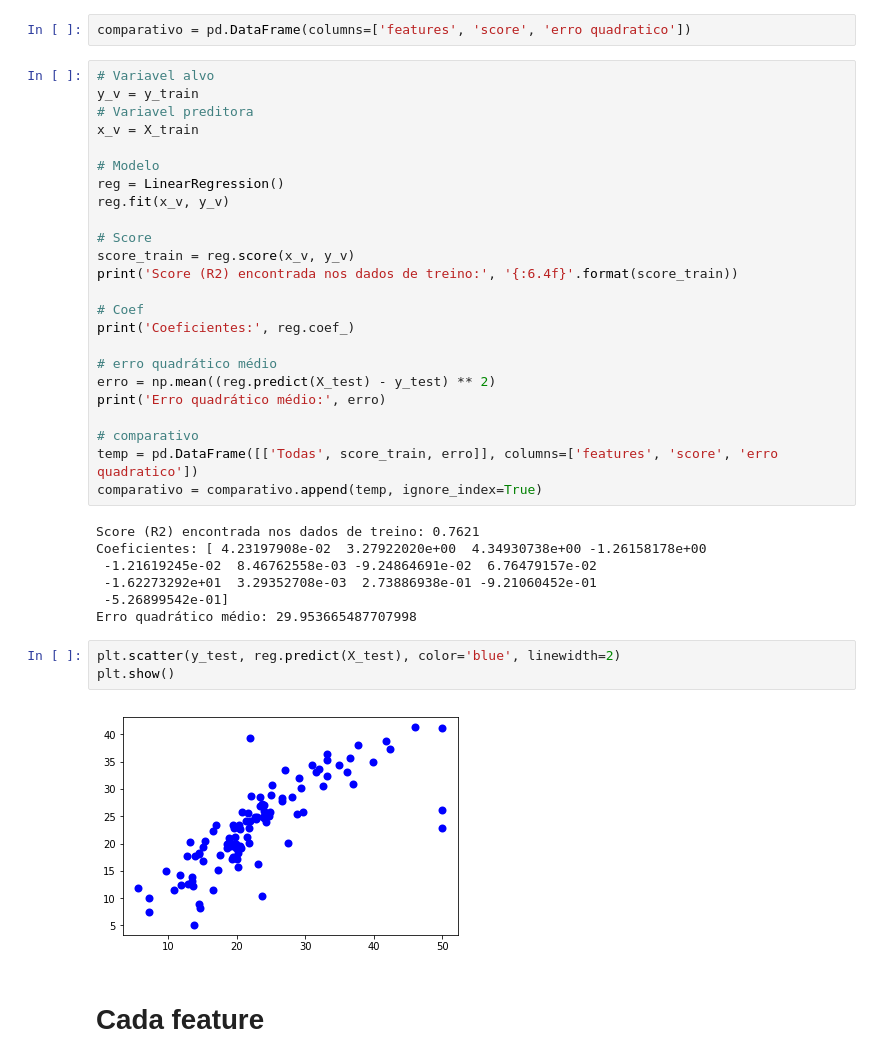
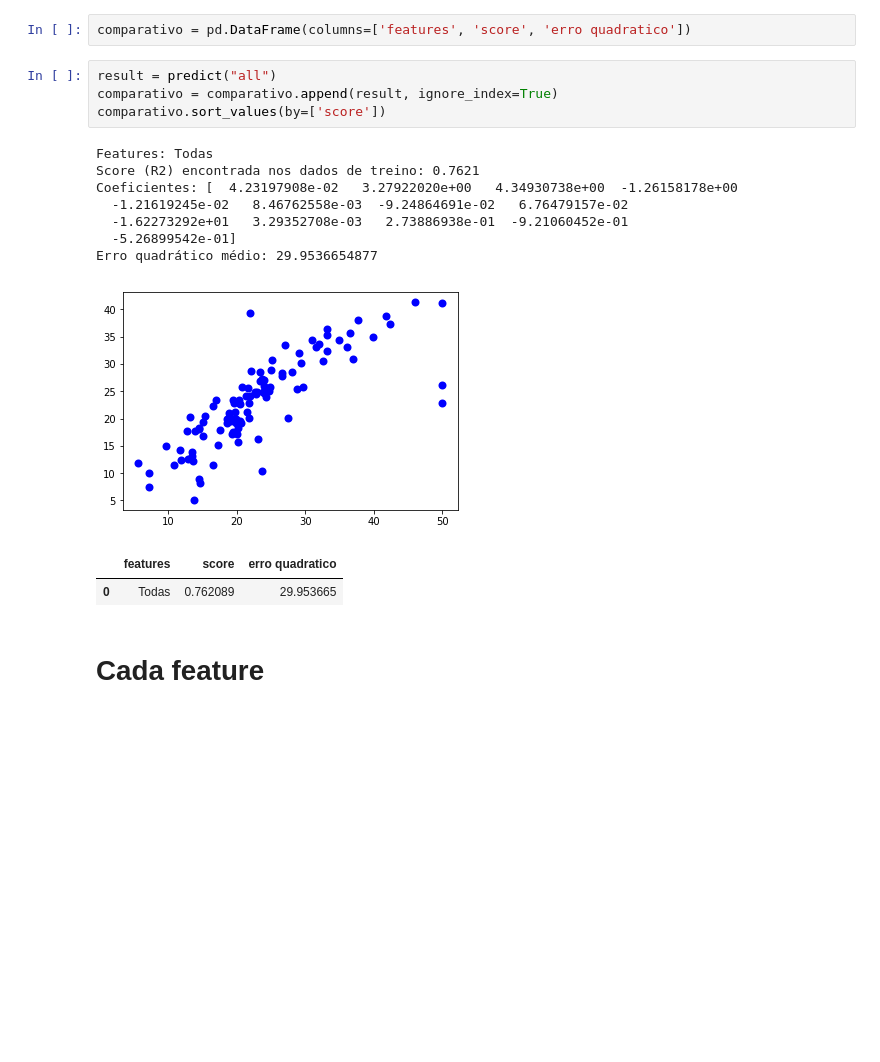
Before and after one commit to GiuDuncan/dataScienceP2, a Jupyter notebook: T2-1.ipynb, the cells around one changed output. Saved outputs shown, nothing was run; the diff lists cells and outputs as text; blank space fills up the shorter version.

```diff
--- a/T2-1.ipynb
+++ b/T2-1.ipynb
@@ -133,41 +221,20 @@ X_test.head()
 # Usando todas as features
 # %%
 comparativo = pd.DataFrame(columns=['features', 'score', 'erro quadratico'])
-# %%
-# Variavel alvo
-y_v = y_train
-# Variavel preditora
-x_v = X_train
-
-# Modelo
-reg = LinearRegression()
-reg.fit(x_v, y_v)
-
-# Score
-score_train = reg.score(x_v, y_v)
-print('Score (R2) encontrada nos dados de treino:', '{:6.4f}'.format(score_train))
-
-# Coef
-print('Coeficientes:', reg.coef_)
-
-# erro quadrático médio
-erro = np.mean((reg.predict(X_test) - y_test) ** 2)
-print('Erro quadrático médio:', erro)
-
-# comparativo
-temp = pd.DataFrame([['Todas', score_train, erro]], columns=['features', 'score', 'erro quadratico'])
-comparativo = comparativo.append(temp, ignore_index=True)
-# %% [output]
-Score (R2) encontrada nos dados de treino: 0.7621
-Coeficientes: [ 4.23197908e-02  3.27922020e+00  4.34930738e+00 -1.26158178e+00
- -1.21619245e-02  8.46762558e-03 -9.24864691e-02  6.76479157e-02
- -1.62273292e+01  3.29352708e-03  2.73886938e-01 -9.21060452e-01
- -5.26899542e-01]
-Erro quadrático médio: 29.953665487707998
-# %%
-plt.scatter(y_test, reg.predict(X_test), color='blue', linewidth=2)
-plt.show()
-# %% [output]
-[figure, removed]
+# %%
+result = predict("all")
+comparativo = comparativo.append(result, ignore_index=True)
+comparativo.sort_values(by=['score'])
+# %% [output]
+Features: Todas
+Score (R2) encontrada nos dados de treino: 0.7621
+Coeficientes: [  4.23197908e-02   3.27922020e+00   4.34930738e+00  -1.26158178e+00
+  -1.21619245e-02   8.46762558e-03  -9.24864691e-02   6.76479157e-02
+  -1.62273292e+01   3.29352708e-03   2.73886938e-01  -9.21060452e-01
+  -5.26899542e-01]
+Erro quadrático médio: 29.9536654877
+[figure, added]
+|  | features | score | erro quadratico |
+| 0 | Todas | 0.762089 | 29.953665 |
 # %% [markdown]
 # Cada feature
```
Also changed, not shown: parts of 20 cells of this notebook.
